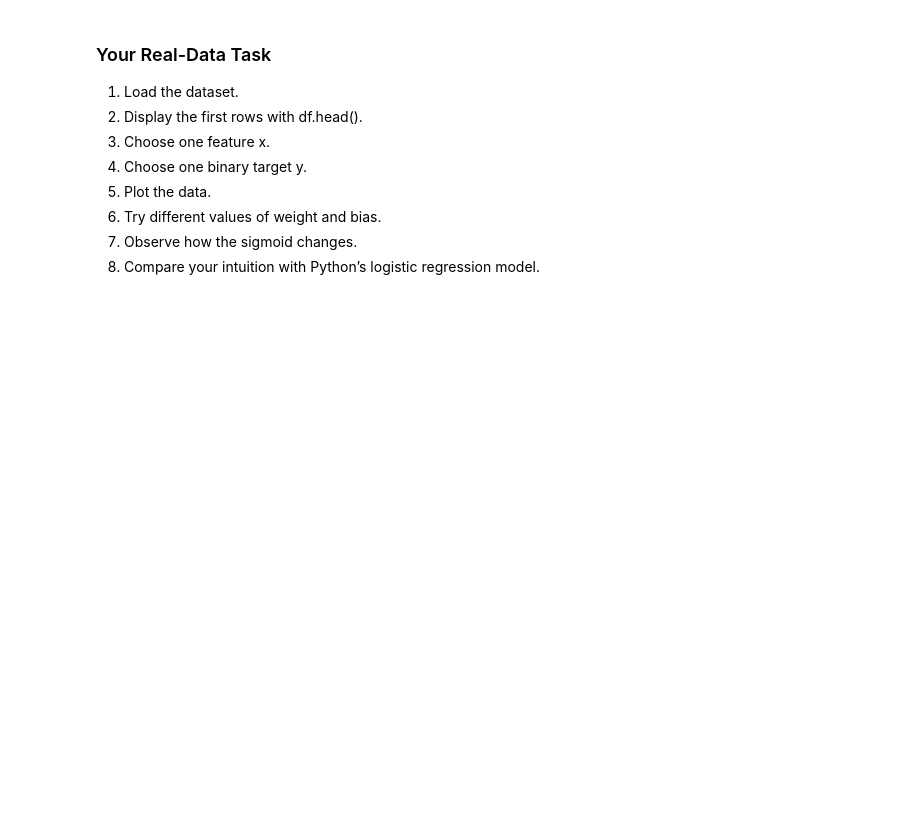
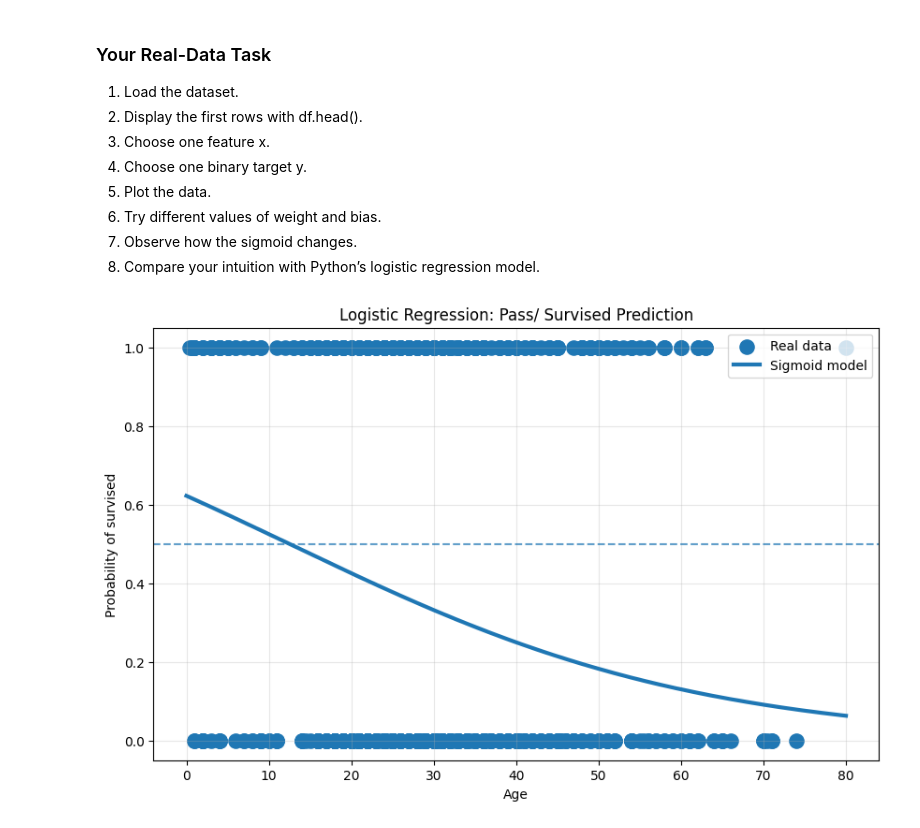
Before and after one commit to NMH1203/ml-course, a Jupyter notebook: docs/3-Logistic-Regression/01-logistic-regression-basics.ipynb, the cells around one changed output. Saved outputs shown, nothing was run; the diff lists cells and outputs as text; code cells hidden in the pictures; blank space fills up the shorter version.

```diff
--- a/docs/3-Logistic-Regression/01-logistic-regression-basics.ipynb
+++ b/docs/3-Logistic-Regression/01-logistic-regression-basics.ipynb
@@ -183,38 +183,40 @@ y_column_name = 'Survived'
 x = df[x_column_name].to_numpy()
 y = df[y_column_name].to_numpy()
 
-weight = 5
-bias = -7
+weight = -0.04
+bias = 0.5
 
 # Linear part
 z = weight * x + bias
 
 # Sigmoid
 p = 1 / (1 + np.exp(-z))
 
 # Predicted classes
 y_pred = (p > 0.5).astype(int)
 
 plt.figure(figsize=(10,6))
 
 # Real data
 plt.scatter(x, y, s=120, label="Real data")
 
 # Smooth sigmoid curve
-x_curve = np.linspace(0, 9, 300)
+x_curve = np.linspace(0, 80, 300)
 z_curve = weight * x_curve + bias
 p_curve = 1 / (1 + np.exp(-z_curve))
 
 plt.plot(x_curve, p_curve, linewidth=3, label="Sigmoid model")
 
 # Decision threshold
 plt.axhline(0.5, linestyle="--", alpha=0.7)
 
 plt.xlabel("Age")
 plt.ylabel("Probability of survised")
 plt.title("Logistic Regression: Pass/ Survised Prediction")
 
 plt.grid(True, alpha=0.3)
 plt.legend()
 
 plt.show()
+# %% [output]
+[figure, added]
```
Also changed, not shown: 8 other files.
